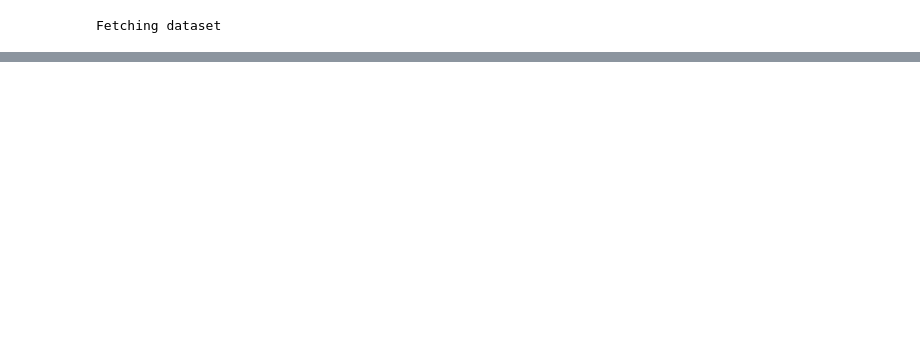
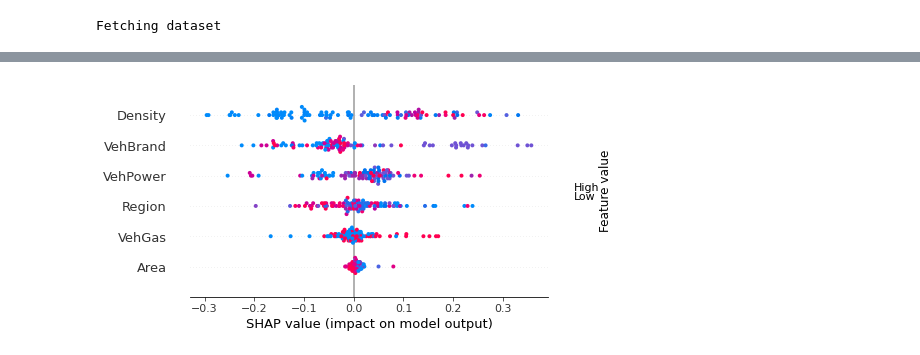
Before and after one commit to ianozsvald/tutorials-scikit-learn, a Jupyter notebook: 2. French 3rd party auto frequency model demo.ipynb, the cells around one changed output, grey strips where cells are left out. Saved outputs shown, nothing was run; the diff lists cells and outputs as text; code cells hidden in the pictures; blank space fills up the shorter version.

```diff
--- a/2. French 3rd party auto frequency model demo.ipynb
+++ b/2. French 3rd party auto frequency model demo.ipynb
@@ -65,0 +321,4 @@ import numpy
+# %%
+shap.plots.beeswarm(shap_values)
+# %% [output]
+[figure, added]
```
Also changed, not shown: parts of 41 cells of this notebook.
